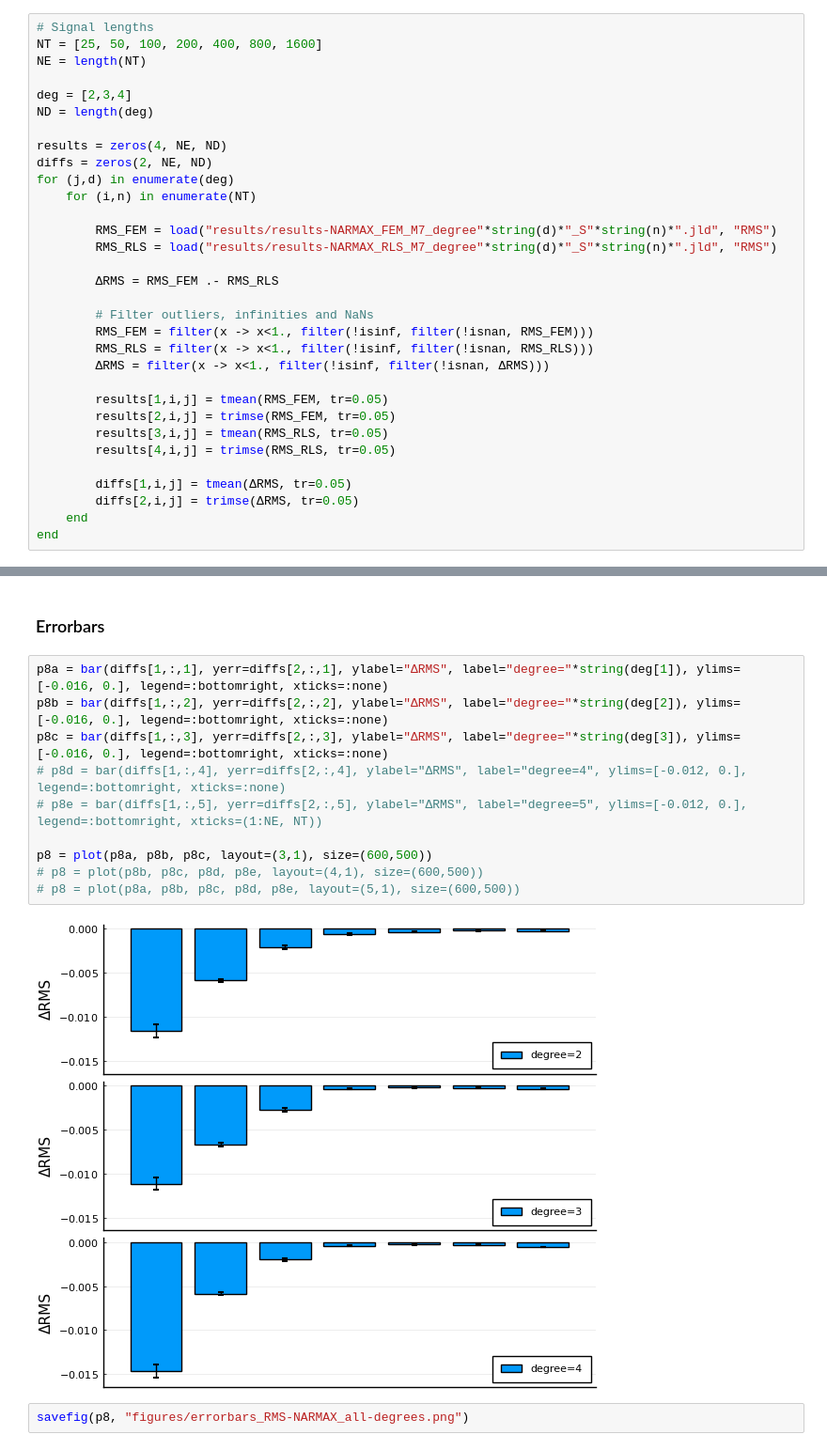
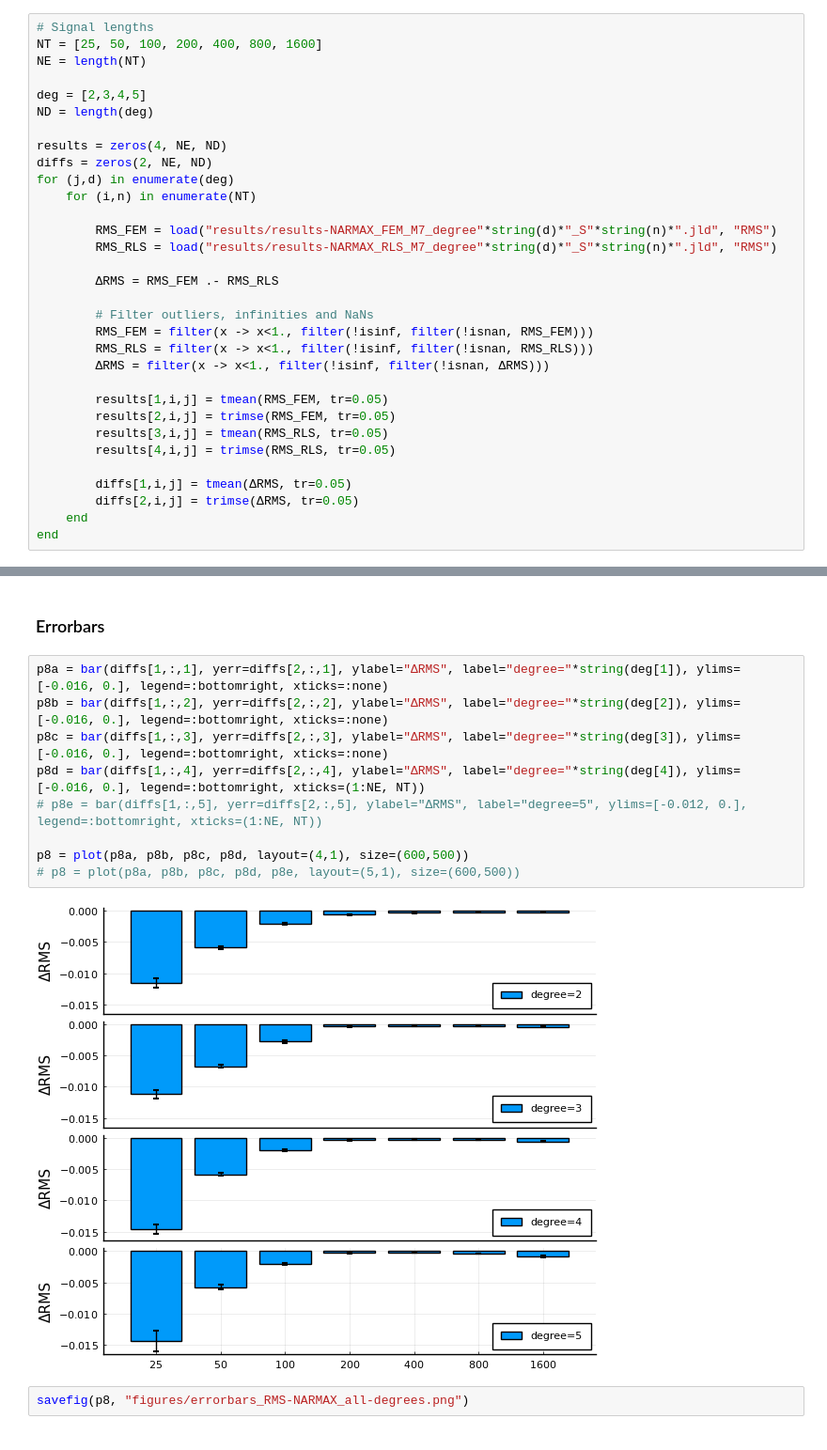
Before and after one commit to biaslab/nsi-silverbox, a Jupyter notebook: experiments-verification/collect-results.ipynb, the cells around one changed output, grey strips where cells are left out. Shown at 94% size. Drawn from its saved outputs; the diff is of its cells as text.

```diff
--- a/experiments-verification/collect-results.ipynb
+++ b/experiments-verification/collect-results.ipynb
@@ -263,7 +263,7 @@ savefig(p6, "figures/RMS-NARMAX.png")
 NT = [25, 50, 100, 200, 400, 800, 1600]
 NE = length(NT)
 
-deg = [2,3,4]
+deg = [2,3,4,5]
 ND = length(deg)
 
 results = zeros(4, NE, ND)
@@ -322,14 +322,13 @@ savefig(p7, "figures/RMS-NARMAX_all-degrees.png")
 # %%
 p8a = bar(diffs[1,:,1], yerr=diffs[2,:,1], ylabel="ΔRMS", label="degree="*string(deg[1]), ylims=[-0.016, 0.], legend=:bottomright, xticks=:none)
 p8b = bar(diffs[1,:,2], yerr=diffs[2,:,2], ylabel="ΔRMS", label="degree="*string(deg[2]), ylims=[-0.016, 0.], legend=:bottomright, xticks=:none)
 p8c = bar(diffs[1,:,3], yerr=diffs[2,:,3], ylabel="ΔRMS", label="degree="*string(deg[3]), ylims=[-0.016, 0.], legend=:bottomright, xticks=:none)
-# p8d = bar(diffs[1,:,4], yerr=diffs[2,:,4], ylabel="ΔRMS", label="degree=4", ylims=[-0.012, 0.], legend=:bottomright, xticks=:none)
+p8d = bar(diffs[1,:,4], yerr=diffs[2,:,4], ylabel="ΔRMS", label="degree="*string(deg[4]), ylims=[-0.016, 0.], legend=:bottomright, xticks=(1:NE, NT))
 # p8e = bar(diffs[1,:,5], yerr=diffs[2,:,5], ylabel="ΔRMS", label="degree=5", ylims=[-0.012, 0.], legend=:bottomright, xticks=(1:NE, NT))
 
-p8 = plot(p8a, p8b, p8c, layout=(3,1), size=(600,500))
-# p8 = plot(p8b, p8c, p8d, p8e, layout=(4,1), size=(600,500))
+p8 = plot(p8a, p8b, p8c, p8d, layout=(4,1), size=(600,500))
 # p8 = plot(p8a, p8b, p8c, p8d, p8e, layout=(5,1), size=(600,500))
 # %% [output]
-[figure, old version]
+[figure, new version]
 # %%
 savefig(p8, "figures/errorbars_RMS-NARMAX_all-degrees.png")
```
Also changed, not shown: parts of 1 cell of this notebook.
